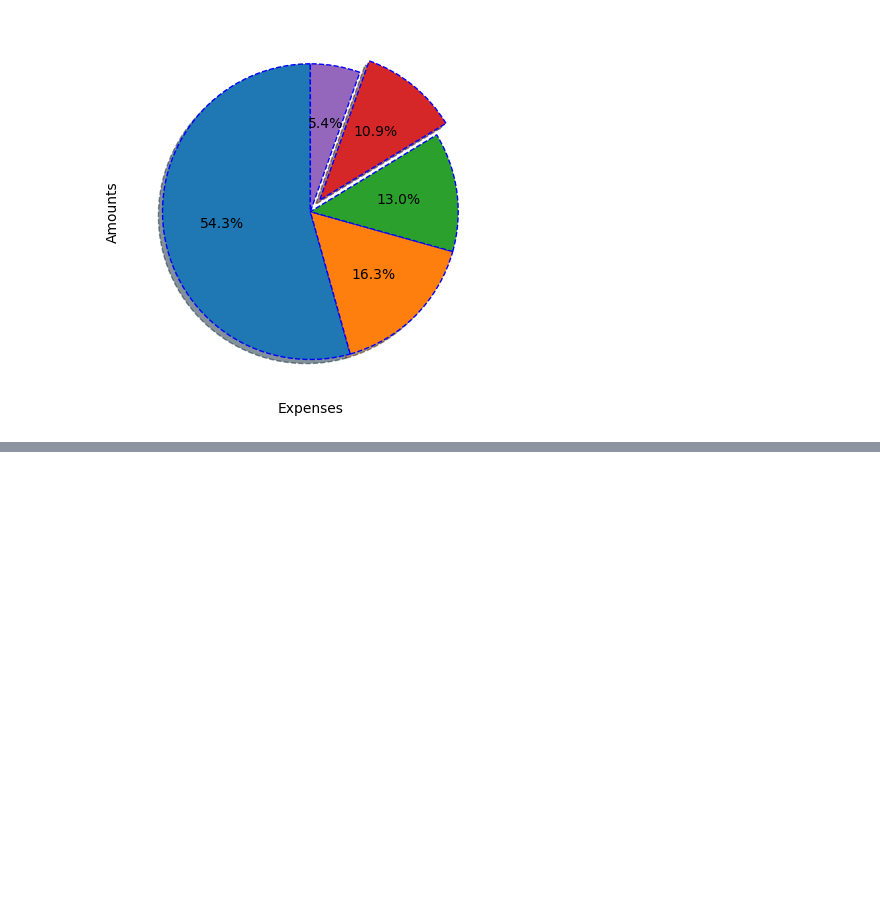
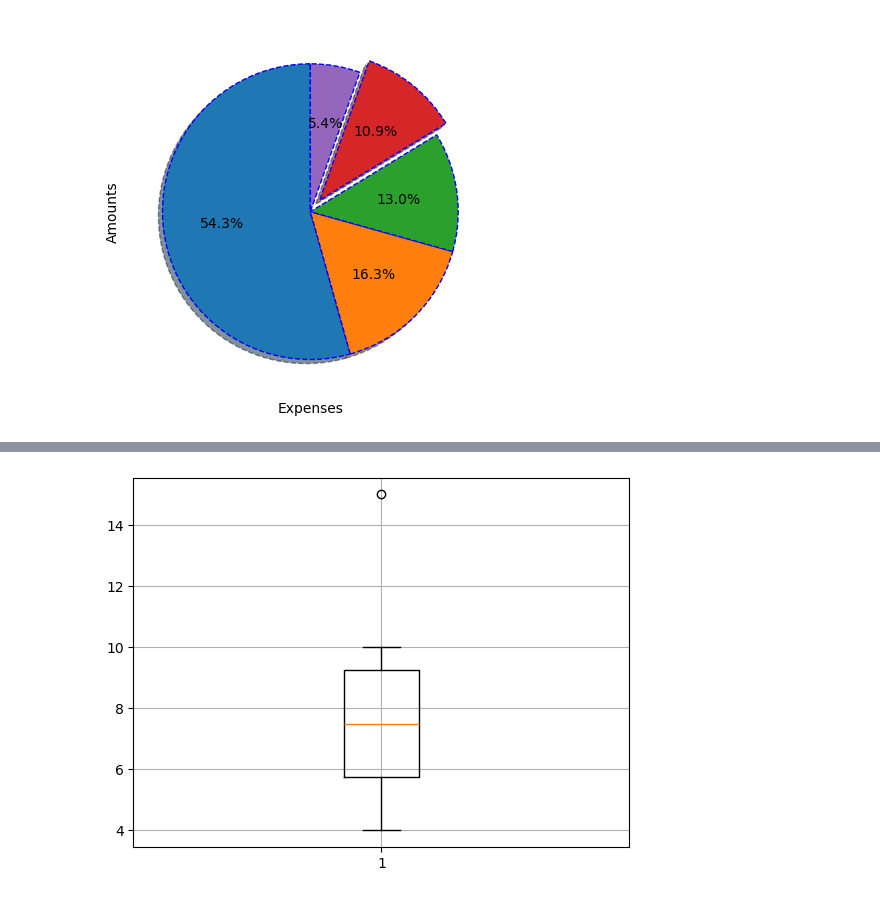
Before and after one commit to Mayurwagh98/jupyter-lab, a Jupyter notebook: matplotlib/matplotlib_tutorial.ipynb, the cells around one changed output, grey strips where cells are left out. Cells and saved outputs as stored; diff of their text form; code cells hidden in the pictures; blank space fills up the shorter version.

```diff
--- a/matplotlib/matplotlib_tutorial.ipynb
+++ b/matplotlib/matplotlib_tutorial.ipynb
@@ -185,0 +227,7 @@ Text(0, 0.5, 'Amounts')
+# %%
+# Box plot
+data = [7,8,5,6,9,4,10, 15]
+plt.boxplot(data)
+plt.grid()
+# %% [output]
+[figure, added]
```
Also changed, not shown: parts of 7 cells of this notebook, 3 other files.
